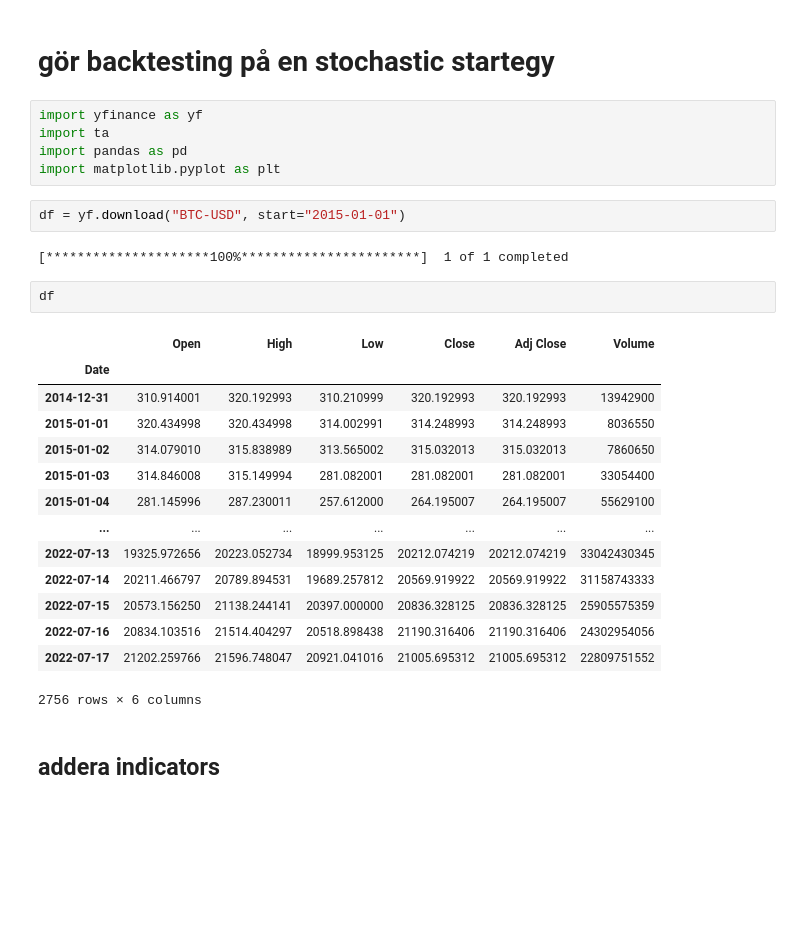
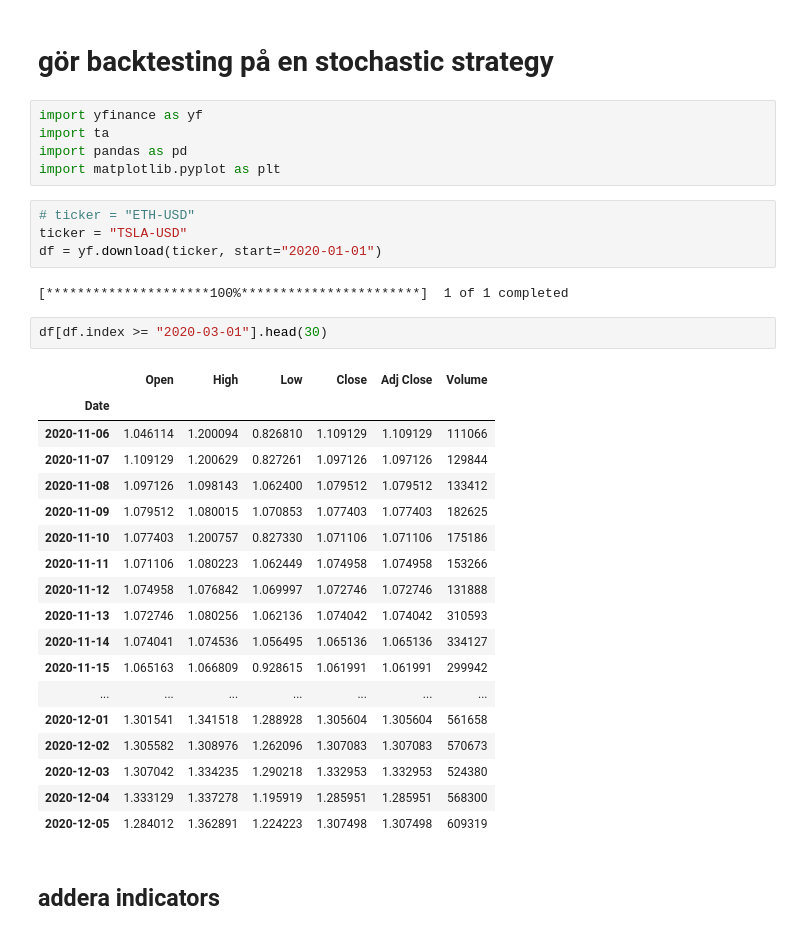
Before and after one commit to carokanns/Krypto, a Jupyter notebook: backtesting_a_stochastic_strategy/backtesting.ipynb, the cells around one changed output. Saved outputs shown, nothing was run; the diff lists cells and outputs as text; blank space fills up the shorter version.

```diff
--- a/backtesting_a_stochastic_strategy/backtesting.ipynb
+++ b/backtesting_a_stochastic_strategy/backtesting.ipynb
@@ -1,31 +1,37 @@
 # %% [markdown]
-# gör backtesting på en stochastic startegy
+# gör backtesting på en stochastic strategy
 # %%
 import yfinance as yf
 import ta
 import pandas as pd
 import matplotlib.pyplot as plt
-# %%
-df = yf.download("BTC-USD", start="2015-01-01")
-# %% [output]
-[*********************100%***********************]  1 of 1 completed
-# %%
-df
-# %% [output]
-|  | Open | High | Low | Close | Adj Close | Volume |
-| Date |  |  |  |  |  |  |
-| 2014-12-31 | 310.914001 | 320.192993 | 310.210999 | 320.192993 | 320.192993 | 13942900 |
-| 2015-01-01 | 320.434998 | 320.434998 | 314.002991 | 314.248993 | 314.248993 | 8036550 |
-| 2015-01-02 | 314.079010 | 315.838989 | 313.565002 | 315.032013 | 315.032013 | 7860650 |
-| 2015-01-03 | 314.846008 | 315.149994 | 281.082001 | 281.082001 | 281.082001 | 33054400 |
-| 2015-01-04 | 281.145996 | 287.230011 | 257.612000 | 264.195007 | 264.195007 | 55629100 |
-| ... | ... | ... | ... | ... | ... | ... |
-| 2022-07-13 | 19325.972656 | 20223.052734 | 18999.953125 | 20212.074219 | 20212.074219 | 33042430345 |
-| 2022-07-14 | 20211.466797 | 20789.894531 | 19689.257812 | 20569.919922 | 20569.919922 | 31158743333 |
-| 2022-07-15 | 20573.156250 | 21138.244141 | 20397.000000 | 20836.328125 | 20836.328125 | 25905575359 |
-| 2022-07-16 | 20834.103516 | 21514.404297 | 20518.898438 | 21190.316406 | 21190.316406 | 24302954056 |
-| 2022-07-17 | 21202.259766 | 21596.748047 | 20921.041016 | 21005.695312 | 21005.695312 | 22809751552 |
-2756 rows × 6 columns
+# %%
+# ticker = "ETH-USD"
+ticker = "TSLA-USD"
+df = yf.download(ticker, start="2020-01-01")
+# %% [output]
+[*********************100%***********************]  1 of 1 completed
+# %%
+df[df.index >= "2020-03-01"].head(30)
+# %% [output]
+|  | Open | High | Low | Close | Adj Close | Volume |
+| Date |  |  |  |  |  |  |
+| 2020-11-06 | 1.046114 | 1.200094 | 0.826810 | 1.109129 | 1.109129 | 111066 |
+| 2020-11-07 | 1.109129 | 1.200629 | 0.827261 | 1.097126 | 1.097126 | 129844 |
+| 2020-11-08 | 1.097126 | 1.098143 | 1.062400 | 1.079512 | 1.079512 | 133412 |
+| 2020-11-09 | 1.079512 | 1.080015 | 1.070853 | 1.077403 | 1.077403 | 182625 |
+| 2020-11-10 | 1.077403 | 1.200757 | 0.827330 | 1.071106 | 1.071106 | 175186 |
+| 2020-11-11 | 1.071106 | 1.080223 | 1.062449 | 1.074958 | 1.074958 | 153266 |
+| 2020-11-12 | 1.074958 | 1.076842 | 1.069997 | 1.072746 | 1.072746 | 131888 |
+| 2020-11-13 | 1.072746 | 1.080256 | 1.062136 | 1.074042 | 1.074042 | 310593 |
+| 2020-11-14 | 1.074041 | 1.074536 | 1.056495 | 1.065136 | 1.065136 | 334127 |
+| 2020-11-15 | 1.065163 | 1.066809 | 0.928615 | 1.061991 | 1.061991 | 299942 |
+| ... | ... | ... | ... | ... | ... | ... |
+| 2020-12-01 | 1.301541 | 1.341518 | 1.288928 | 1.305604 | 1.305604 | 561658 |
+| 2020-12-02 | 1.305582 | 1.308976 | 1.262096 | 1.307083 | 1.307083 | 570673 |
+| 2020-12-03 | 1.307042 | 1.334235 | 1.290218 | 1.332953 | 1.332953 | 524380 |
+| 2020-12-04 | 1.333129 | 1.337278 | 1.195919 | 1.285951 | 1.285951 | 568300 |
+| 2020-12-05 | 1.284012 | 1.362891 | 1.224223 | 1.307498 | 1.307498 | 609319 |
 # %% [markdown]
 ## addera indicators
 # %%
```
Also changed, not shown: parts of 9 cells of this notebook, 1 other file.
